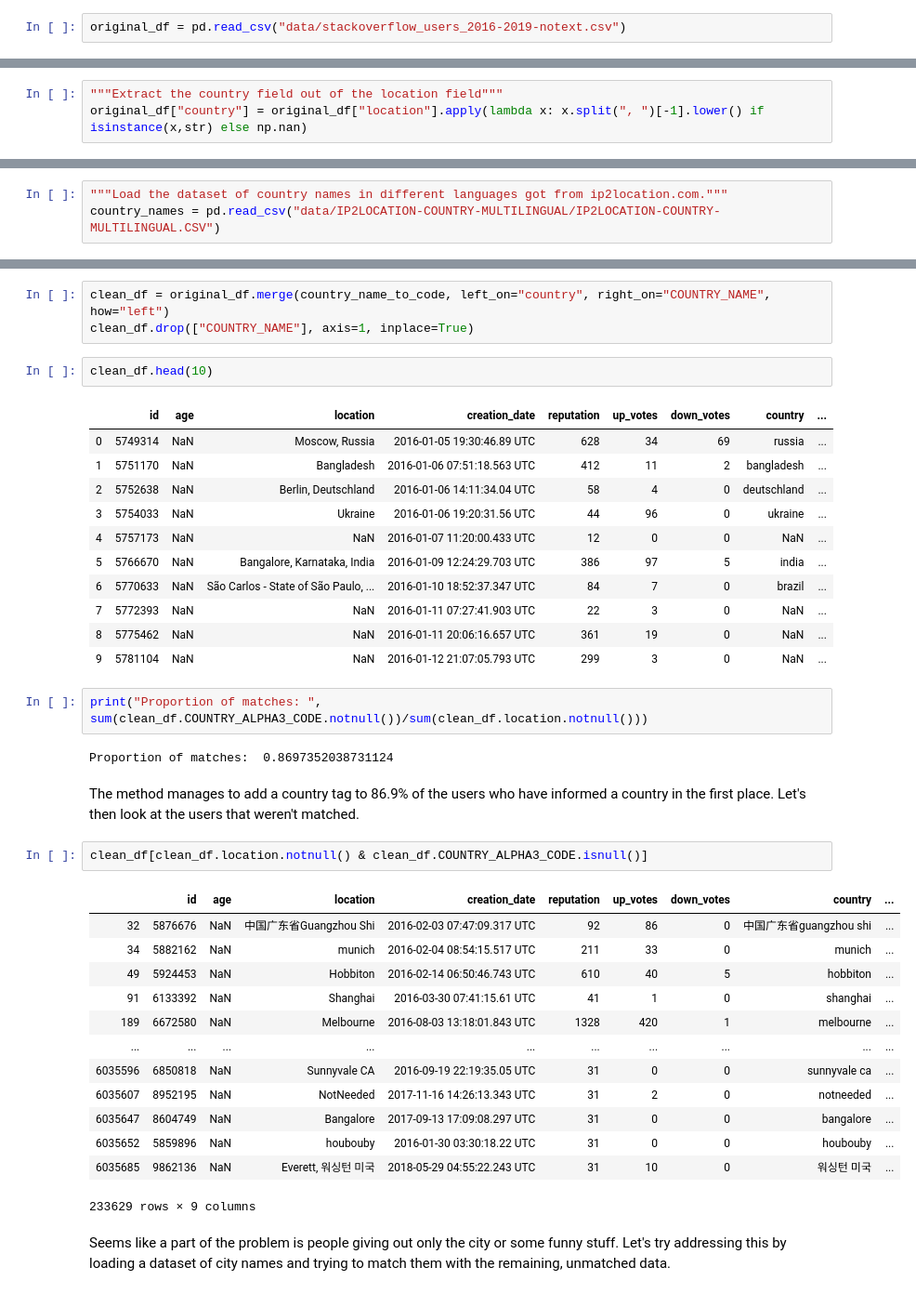
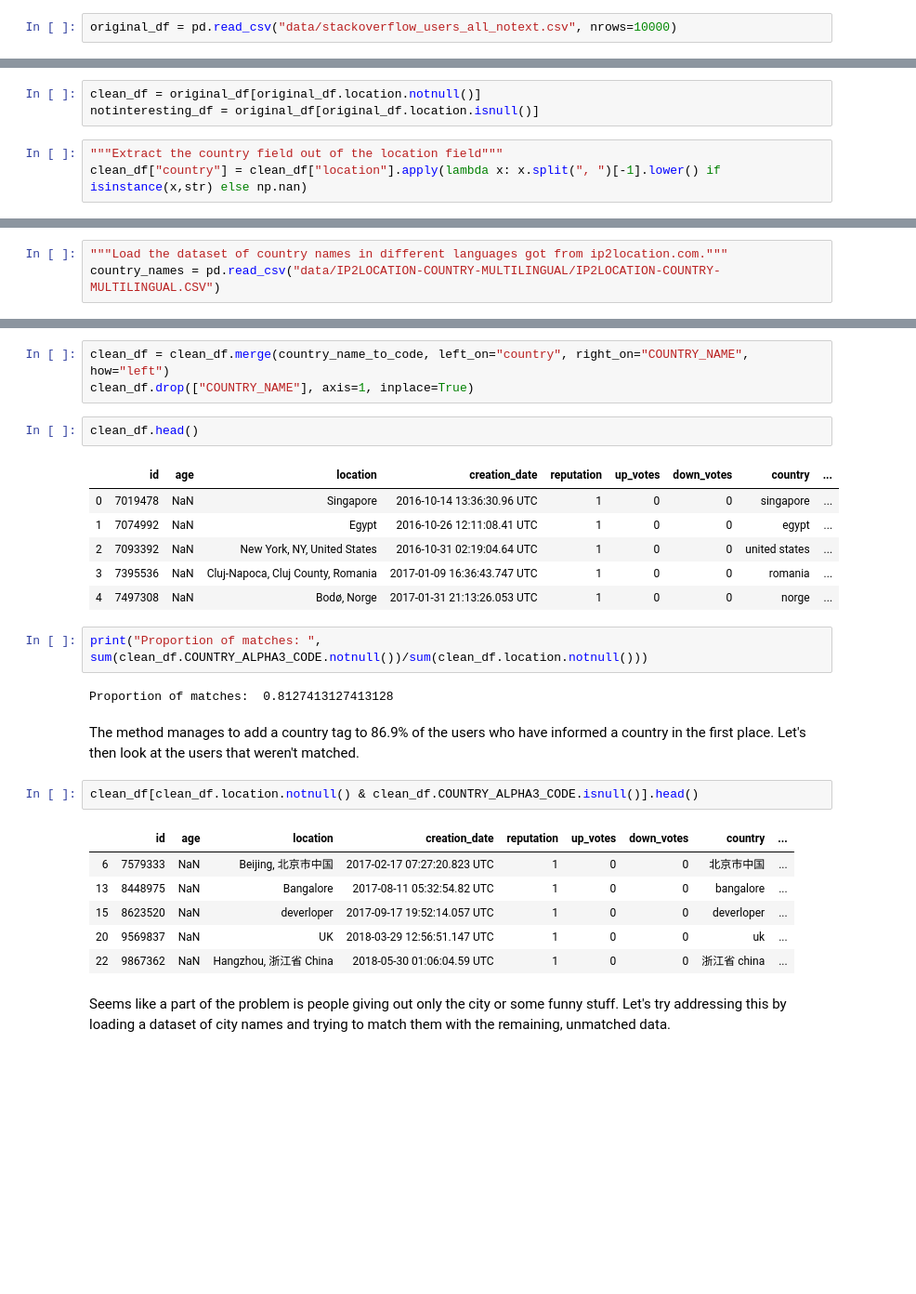
Before and after one commit to dinotuku/SOSN, a Jupyter notebook: clean_user_country.ipynb, the cells around one changed output, grey strips where cells are left out. Shown at 93% size. Drawn from its saved outputs; the diff is of its cells as text; blank space fills up the shorter version.

```diff
--- a/clean_user_country.ipynb
+++ b/clean_user_country.ipynb
@@ -6,6 +6,6 @@ import country_converter as coco
 import warnings
 warnings.filterwarnings('ignore')
 # %%
-original_df = pd.read_csv("data/stackoverflow_users_2016-2019-notext.csv")
+original_df = pd.read_csv("data/stackoverflow_users_all_notext.csv", nrows=10000)
 # %%
 """Show the data."""
@@ -32,7 +26,10 @@ display(original_df[100:120])
 The location field seems to have the country name as the last part quite consistently, separated
 by a comma and space. Some of the countries are, however, named using some non-English form.
 Let's download a dataset of country names in different languages and use them to match locations to countries.
+# %%
+clean_df = original_df[original_df.location.notnull()]
+notinteresting_df = original_df[original_df.location.isnull()]
 # %%
 """Extract the country field out of the location field"""
-original_df["country"] = original_df["location"].apply(lambda x: x.split(", ")[-1].lower() if isinstance(x,str) else np.nan)
+clean_df["country"] = clean_df["location"].apply(lambda x: x.split(", ")[-1].lower() if isinstance(x,str) else np.nan)
 # %%
@@ -80,42 +62,30 @@ country_name_to_code.head(5)
 # %%
-clean_df = original_df.merge(country_name_to_code, left_on="country", right_on="COUNTRY_NAME", how="left")
+clean_df = clean_df.merge(country_name_to_code, left_on="country", right_on="COUNTRY_NAME", how="left")
 clean_df.drop(["COUNTRY_NAME"], axis=1, inplace=True)
 # %%
-clean_df.head(10)
+clean_df.head()
 # %% [output]
 |  | id | age | location | creation_date | reputation | up_votes | down_votes | country | ... |
-| 0 | 5749314 | NaN | Moscow, Russia | 2016-01-05 19:30:46.89 UTC | 628 | 34 | 69 | russia | ... |
-| 1 | 5751170 | NaN | Bangladesh | 2016-01-06 07:51:18.563 UTC | 412 | 11 | 2 | bangladesh | ... |
-| 2 | 5752638 | NaN | Berlin, Deutschland | 2016-01-06 14:11:34.04 UTC | 58 | 4 | 0 | deutschland | ... |
-| 3 | 5754033 | NaN | Ukraine | 2016-01-06 19:20:31.56 UTC | 44 | 96 | 0 | ukraine | ... |
-| 4 | 5757173 | NaN | NaN | 2016-01-07 11:20:00.433 UTC | 12 | 0 | 0 | NaN | ... |
-| 5 | 5766670 | NaN | Bangalore, Karnataka, India | 2016-01-09 12:24:29.703 UTC | 386 | 97 | 5 | india | ... |
-| 6 | 5770633 | NaN | São Carlos - State of São Paulo, ... | 2016-01-10 18:52:37.347 UTC | 84 | 7 | 0 | brazil | ... |
-| 7 | 5772393 | NaN | NaN | 2016-01-11 07:27:41.903 UTC | 22 | 3 | 0 | NaN | ... |
-| 8 | 5775462 | NaN | NaN | 2016-01-11 20:06:16.657 UTC | 361 | 19 | 0 | NaN | ... |
-| 9 | 5781104 | NaN | NaN | 2016-01-12 21:07:05.793 UTC | 299 | 3 | 0 | NaN | ... |
+| 0 | 7019478 | NaN | Singapore | 2016-10-14 13:36:30.96 UTC | 1 | 0 | 0 | singapore | ... |
+| 1 | 7074992 | NaN | Egypt | 2016-10-26 12:11:08.41 UTC | 1 | 0 | 0 | egypt | ... |
+| 2 | 7093392 | NaN | New York, NY, United States | 2016-10-31 02:19:04.64 UTC | 1 | 0 | 0 | united states | ... |
+| 3 | 7395536 | NaN | Cluj-Napoca, Cluj County, Romania | 2017-01-09 16:36:43.747 UTC | 1 | 0 | 0 | romania | ... |
+| 4 | 7497308 | NaN | Bodø, Norge | 2017-01-31 21:13:26.053 UTC | 1 | 0 | 0 | norge | ... |
 # %%
 print("Proportion of matches: ", sum(clean_df.COUNTRY_ALPHA3_CODE.notnull())/sum(clean_df.location.notnull()))
 # %% [output]
-Proportion of matches:  0.8697352038731124
+Proportion of matches:  0.8127413127413128
 # %% [markdown]
 The method manages to add a country tag to 86.9% of the users who have informed a country in the first place. Let's then look at the users that weren't matched.
 # %%
-clean_df[clean_df.location.notnull() & clean_df.COUNTRY_ALPHA3_CODE.isnull()]
+clean_df[clean_df.location.notnull() & clean_df.COUNTRY_ALPHA3_CODE.isnull()].head()
 # %% [output]
 |  | id | age | location | creation_date | reputation | up_votes | down_votes | country | ... |
-| 32 | 5876676 | NaN | 中国广东省Guangzhou Shi | 2016-02-03 07:47:09.317 UTC | 92 | 86 | 0 | 中国广东省guangzhou shi | ... |
-| 34 | 5882162 | NaN | munich | 2016-02-04 08:54:15.517 UTC | 211 | 33 | 0 | munich | ... |
-| 49 | 5924453 | NaN | Hobbiton | 2016-02-14 06:50:46.743 UTC | 610 | 40 | 5 | hobbiton | ... |
-| 91 | 6133392 | NaN | Shanghai | 2016-03-30 07:41:15.61 UTC | 41 | 1 | 0 | shanghai | ... |
-| 189 | 6672580 | NaN | Melbourne | 2016-08-03 13:18:01.843 UTC | 1328 | 420 | 1 | melbourne | ... |
-| ... | ... | ... | ... | ... | ... | ... | ... | ... | ... |
-| 6035596 | 6850818 | NaN | Sunnyvale CA | 2016-09-19 22:19:35.05 UTC | 31 | 0 | 0 | sunnyvale ca | ... |
-| 6035607 | 8952195 | NaN | NotNeeded | 2017-11-16 14:26:13.343 UTC | 31 | 2 | 0 | notneeded | ... |
-| 6035647 | 8604749 | NaN | Bangalore | 2017-09-13 17:09:08.297 UTC | 31 | 0 | 0 | bangalore | ... |
-| 6035652 | 5859896 | NaN | houbouby | 2016-01-30 03:30:18.22 UTC | 31 | 0 | 0 | houbouby | ... |
-| 6035685 | 9862136 | NaN | Everett, 워싱턴 미국 | 2018-05-29 04:55:22.243 UTC | 31 | 10 | 0 | 워싱턴 미국 | ... |
+| 6 | 7579333 | NaN | Beijing, 北京市中国 | 2017-02-17 07:27:20.823 UTC | 1 | 0 | 0 | 北京市中国 | ... |
+| 13 | 8448975 | NaN | Bangalore | 2017-08-11 05:32:54.82 UTC | 1 | 0 | 0 | bangalore | ... |
+| 15 | 8623520 | NaN | deverloper | 2017-09-17 19:52:14.057 UTC | 1 | 0 | 0 | deverloper | ... |
+| 20 | 9569837 | NaN | UK | 2018-03-29 12:56:51.147 UTC | 1 | 0 | 0 | uk | ... |
+| 22 | 9867362 | NaN | Hangzhou, 浙江省 China | 2018-05-30 01:06:04.59 UTC | 1 | 0 | 0 | 浙江省 china | ... |
-233629 rows × 9 columns
 # %% [markdown]
 Seems like a part of the problem is people giving out only the city or some funny stuff. Let's try addressing this by loading a dataset of city names and trying to match them with the remaining, unmatched data.
 # %%
```
Also changed, not shown: parts of 11 cells of this notebook.
